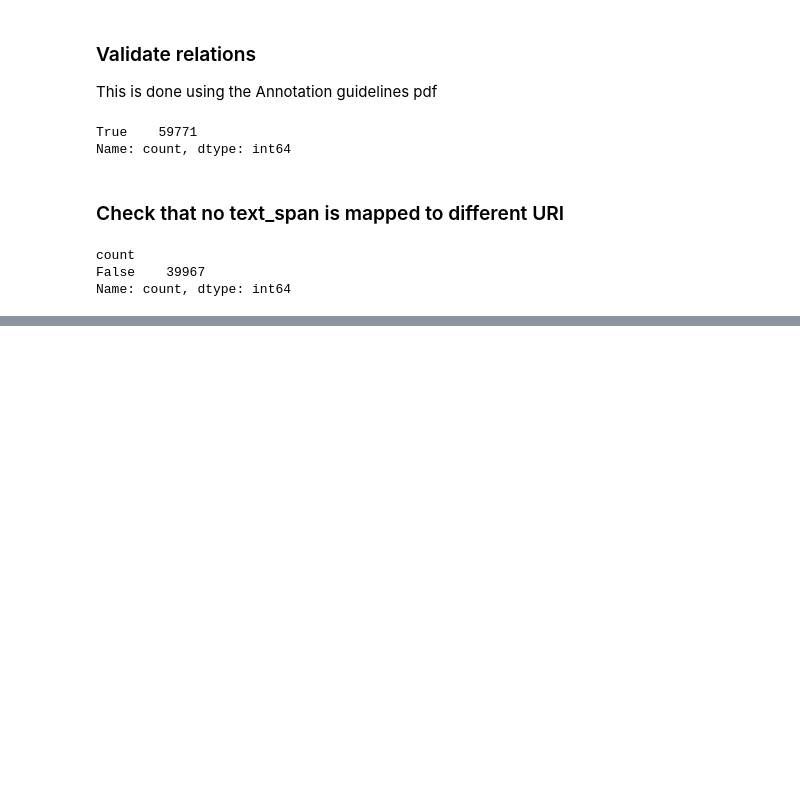
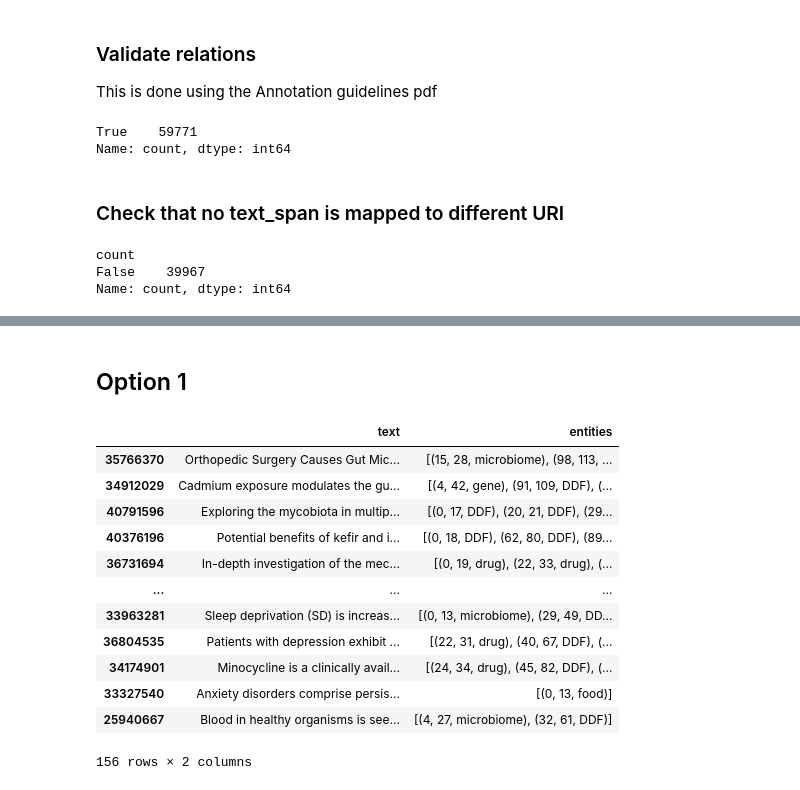
Before and after one commit to MadMouseDK/P6, a Jupyter notebook: EDA.ipynb, the cells around one changed output, grey strips where cells are left out. Cells and saved outputs as stored; diff of their text form; code cells hidden in the pictures; blank space fills up the shorter version.

```diff
--- a/EDA.ipynb
+++ b/EDA.ipynb
@@ -175,0 +184,42 @@ Name: count, dtype: int64
+# %% [markdown]
+## Option 1
+# %%
+dev_df = pd.read_json("Data/GutBrainIE_Full_Collection_2026/Annotations/Dev/json_format/dev.json", orient="index")
+dev_df = dev_df[["metadata", "entities"]]
+# %%
+metadata_df = pd.json_normalize(dev_df["metadata"])
+metadata_df = metadata_df.drop(["author", "journal", "year"], axis=1)
+expanded = expand_nested_column(dev_df, "entities")
+full_df = pd.merge(metadata_df, expanded, how="inner", left_index=True, right_index=True)
+mask = full_df["location"] == "title"
+full_df = full_df.groupby(mask)
+# %%
+def collapse_df(df: pd.DataFrame, text_column: str):
+    information = dict()
+    for index, row in df.iterrows():
+        entity = (row["start_idx"], row["end_idx"], row["label"])
+        if index not in information.keys():
+            information[index] = {"text": row[text_column], "entities": [entity]}
+        else:
+            information[index]["entities"].append(entity)
+    df = pd.DataFrame(information)
+    return df.T
+# %%
+options = list(expanded["location"].unique())
+full_df = pd.concat([collapse_df(full_df.get_group(i), options[i]) for i in range(full_df.ngroups)], axis=0)
+# %%
+full_df
+# %% [output]
+|  | text | entities |
+| 35766370 | Orthopedic Surgery Causes Gut Mic... | [(15, 28, microbiome), (98, 113, ... |
+| 34912029 | Cadmium exposure modulates the gu... | [(4, 42, gene), (91, 109, DDF), (... |
+| 40791596 | Exploring the mycobiota in multip... | [(0, 17, DDF), (20, 21, DDF), (29... |
+| 40376196 | Potential benefits of kefir and i... | [(0, 18, DDF), (62, 80, DDF), (89... |
+| 36731694 | In-depth investigation of the mec... | [(0, 19, drug), (22, 33, drug), (... |
+| ... | ... | ... |
+| 33963281 | Sleep deprivation (SD) is increas... | [(0, 13, microbiome), (29, 49, DD... |
+| 36804535 | Patients with depression exhibit ... | [(22, 31, drug), (40, 67, DDF), (... |
+| 34174901 | Minocycline is a clinically avail... | [(24, 34, drug), (45, 82, DDF), (... |
+| 33327540 | Anxiety disorders comprise persis... | [(0, 13, food)] |
+| 25940667 | Blood in healthy organisms is see... | [(4, 27, microbiome), (32, 61, DDF)] |
+156 rows × 2 columns
```
Also changed, not shown: parts of 12 cells of this notebook.
